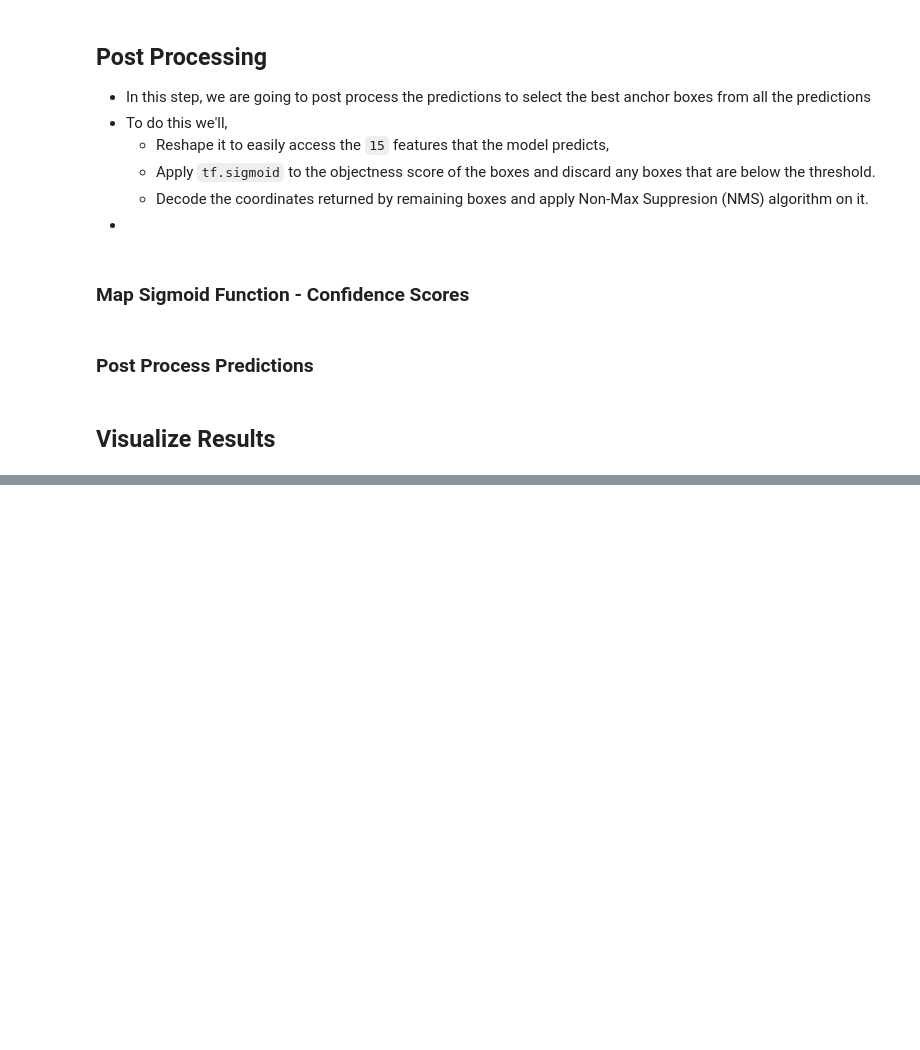
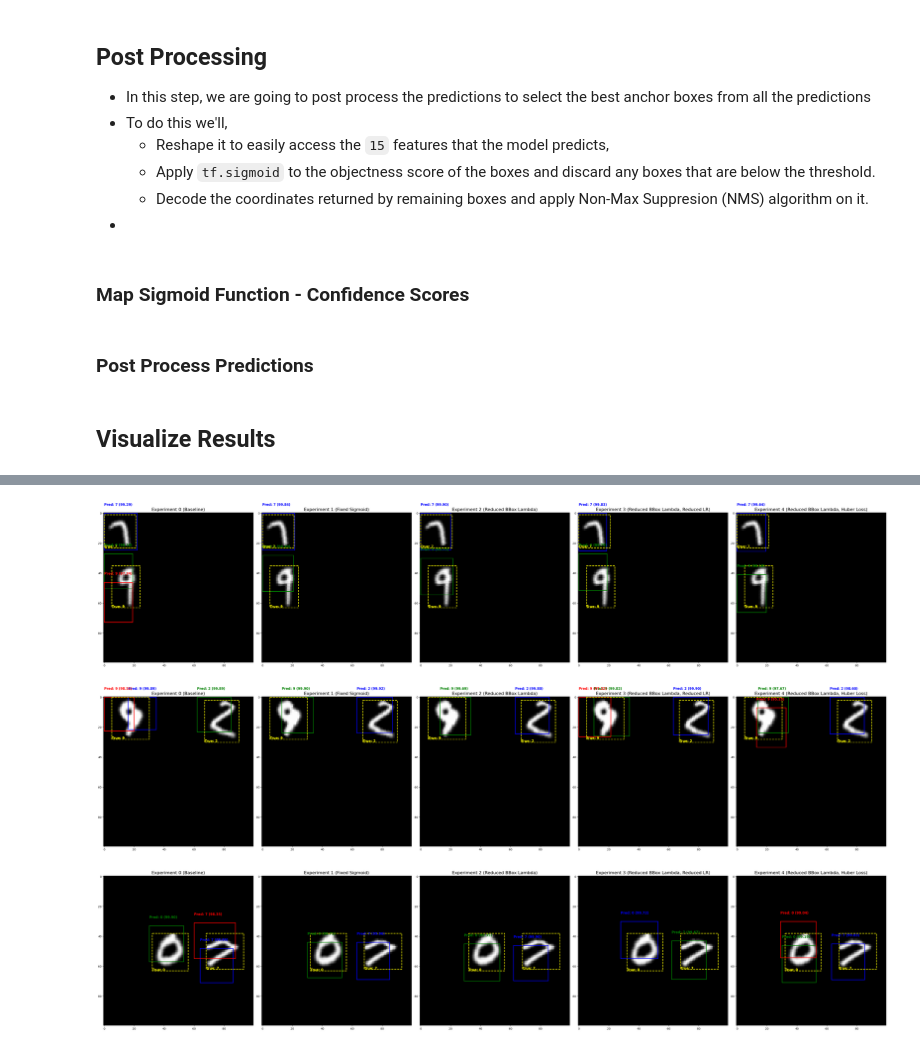
Before and after one commit to gaurangdave/mnist_object_detection, a Jupyter notebook: notebooks/06_evaluate.ipynb, the cells around one changed output, grey strips where cells are left out. Cells and saved outputs as stored; diff of their text form; code cells hidden in the pictures; blank space fills up the shorter version.

Commit message:
ran experiment 4 - huber loss and increased learning rate - partially successful

```diff
--- a/notebooks/06_evaluate.ipynb
+++ b/notebooks/06_evaluate.ipynb
@@ -400,7 +400,11 @@ for batch in processed_test_dataset_2.take(1):
 # experiment_1_model_name = "experiment_1_digits_2_30_0.14.keras"
 # experiment_2_model_name = "experiment_2_digits_2_30_0.14.keras"
 model_names = [("Experiment 0 (Baseline)", "experiment_0_digits_2_20_0.33.keras"),
-               ("Experiment 1 (Fixed Sigmoid)", "experiment_1_digits_2_30_0.14.keras"), ("Experiment 2 (Reduced BBox Lambda)", "experiment_2_digits_2_30_0.14.keras")]
+               ("Experiment 1 (Fixed Sigmoid)", "experiment_1_digits_2_30_0.14.keras"),
+               ("Experiment 2 (Reduced BBox Lambda)", "experiment_2_digits_2_30_0.14.keras"),
+               ("Experiment 3 (Reduced BBox Lambda, Reduced LR)","experiment_3_digits_2_30_0.25.keras"),
+               ("Experiment 4 (Reduced BBox Lambda, Huber Loss)", "experiment_4_digits_2_06_0.21.keras")
+               ]
 
 
 custom_objects = {
@@ -454,28 +458,4 @@ for experiment_name, model_name in model_names:
 #     ("Experiment 0 (Baseline)", post_processed_exp_0),
 #     ("Experiment 1 (Fixed Sigmoid)", post_processed_exp_1)
 # ]
-
-# --- 6. Plot the Comparison! ---
-# Plot the first image (index 0) from the batch
-visualize_comparison(
-    canvas_batch,
-    true_labels_batch,
-    experiment_list,
-    image_index=0
-)
-
-# Plot the second image (index 1)
-visualize_comparison(
-    canvas_batch,
-    true_labels_batch,
-    experiment_list,
-    image_index=1
-)
-
-visualize_comparison(
-    canvas_batch,
-    true_labels_batch,
-    experiment_list,
-    image_index=2
-)
 # %% [output]
@@ -501,0 +481,16 @@ visualize_comparison(
+# %%
+# --- 6. Plot the Comparison! ---
+# Plot the first image (index 0) from the batch
+num_random_samples = 3
+for ctr in range(num_random_samples):
+    image_index = np.random.randint(0,32)
+    visualize_comparison(
+        canvas_batch,
+        true_labels_batch,
+        experiment_list,
+        image_index=image_index
+    )
+# %% [output]
+[figure, added]
+[figure, added]
+[figure, added]
```
Also changed, not shown: parts of 1 cell of this notebook, 5 other files.
